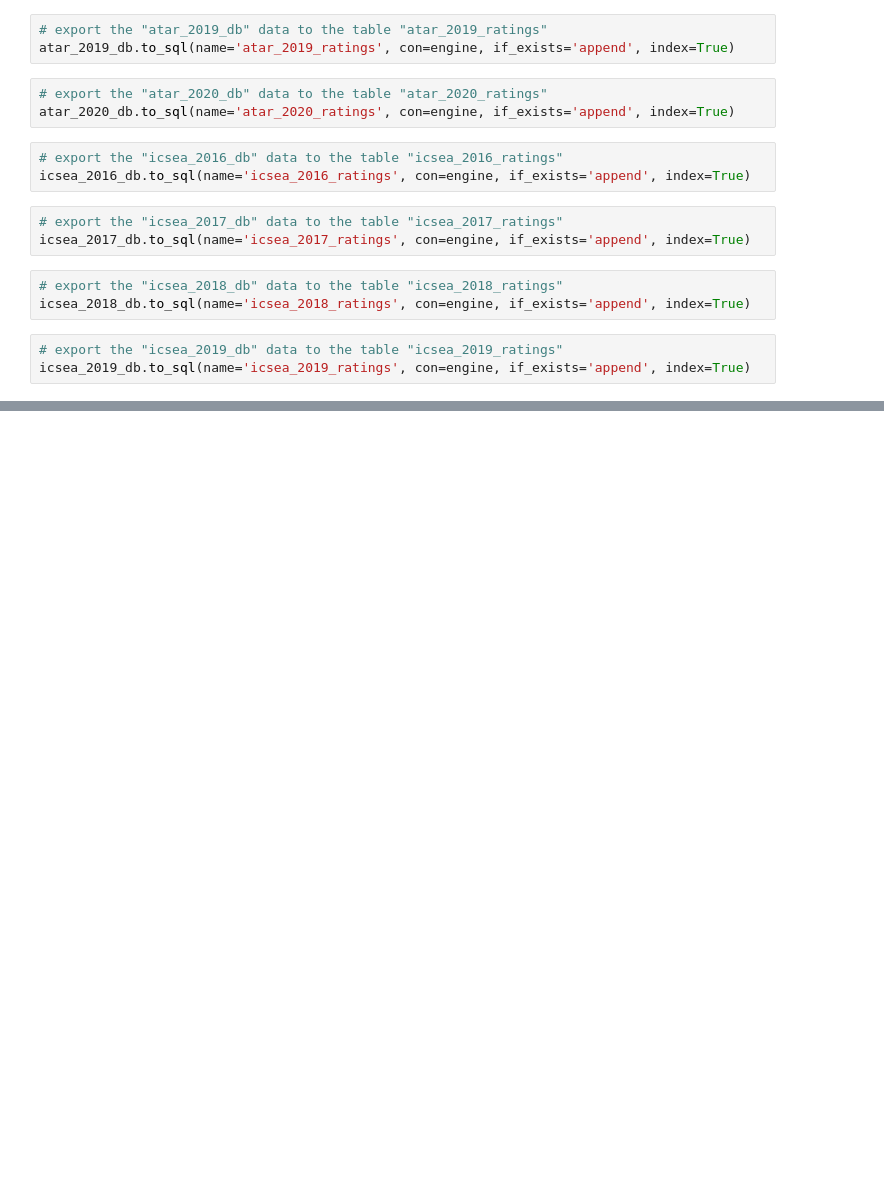
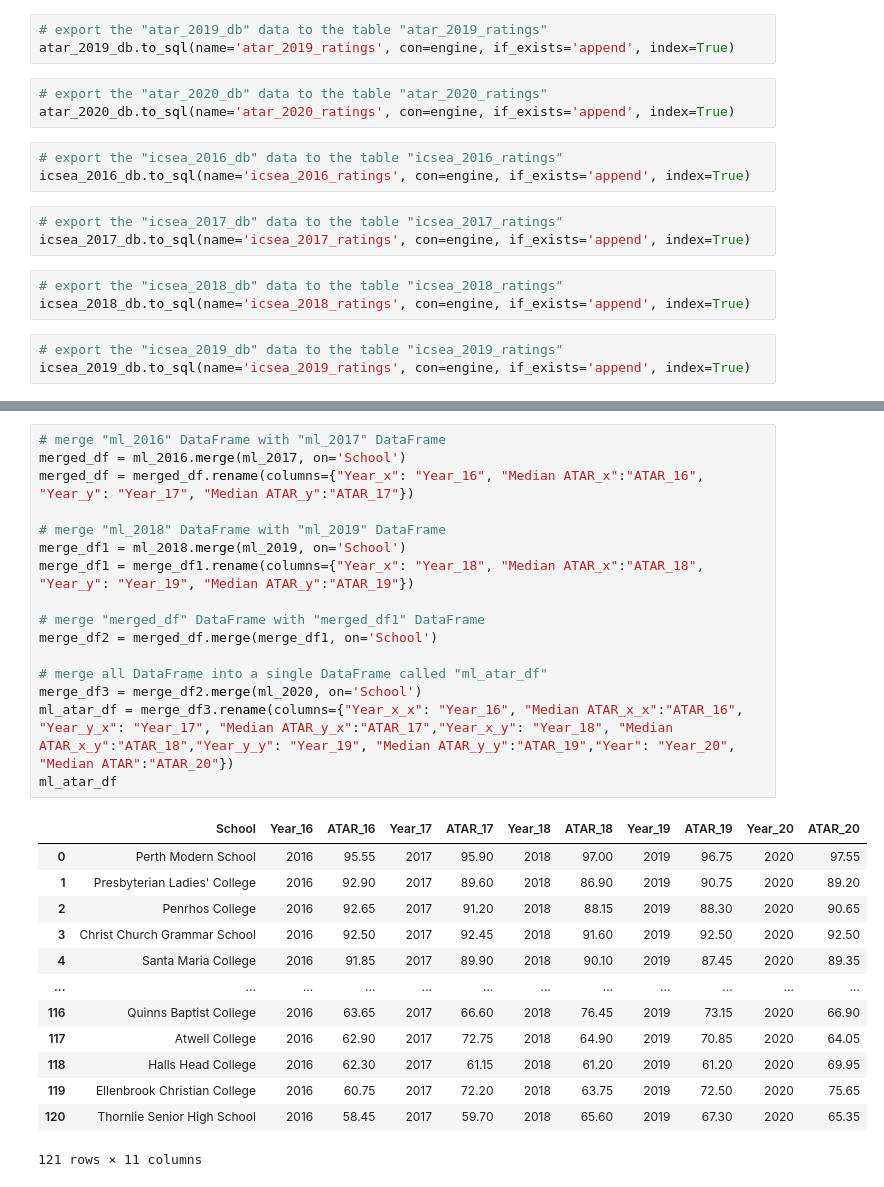
Before and after one commit to Rye-Git/UWA-Project_3, a Jupyter notebook: Python source code/schools.ipynb, the cells around one changed output, grey strips where cells are left out. Saved outputs shown, nothing was run; the diff lists cells and outputs as text; blank space fills up the shorter version.

```diff
--- a/Python source code/schools.ipynb
+++ b/Python source code/schools.ipynb
@@ -2109,0 +2140,33 @@ icsea_2019_db.to_sql(name='icsea_2019_ratings', con=engine, if_exists='append',
+# %%
+# merge "ml_2016" DataFrame with "ml_2017" DataFrame
+merged_df = ml_2016.merge(ml_2017, on='School')
+merged_df = merged_df.rename(columns={"Year_x": "Year_16", "Median ATAR_x":"ATAR_16",
+"Year_y": "Year_17", "Median ATAR_y":"ATAR_17"})
+
+# merge "ml_2018" DataFrame with "ml_2019" DataFrame
+merge_df1 = ml_2018.merge(ml_2019, on='School')
+merge_df1 = merge_df1.rename(columns={"Year_x": "Year_18", "Median ATAR_x":"ATAR_18",
+"Year_y": "Year_19", "Median ATAR_y":"ATAR_19"})
+
+# merge "merged_df" DataFrame with "merged_df1" DataFrame
+merge_df2 = merged_df.merge(merge_df1, on='School')
+
+# merge all DataFrame into a single DataFrame called "ml_atar_df"
+merge_df3 = merge_df2.merge(ml_2020, on='School')
+ml_atar_df = merge_df3.rename(columns={"Year_x_x": "Year_16", "Median ATAR_x_x":"ATAR_16",
+"Year_y_x": "Year_17", "Median ATAR_y_x":"ATAR_17","Year_x_y": "Year_18", "Median ATAR_x_y":"ATAR_18","Year_y_y": "Year_19", "Median ATAR_y_y":"ATAR_19","Year": "Year_20", "Median ATAR":"ATAR_20"})
+ml_atar_df
+# %% [output]
+|  | School | Year_16 | ATAR_16 | Year_17 | ATAR_17 | Year_18 | ATAR_18 | Year_19 | ATAR_19 | Year_20 | ATAR_20 |
+| 0 | Perth Modern School | 2016 | 95.55 | 2017 | 95.90 | 2018 | 97.00 | 2019 | 96.75 | 2020 | 97.55 |
+| 1 | Presbyterian Ladies' College | 2016 | 92.90 | 2017 | 89.60 | 2018 | 86.90 | 2019 | 90.75 | 2020 | 89.20 |
+| 2 | Penrhos College | 2016 | 92.65 | 2017 | 91.20 | 2018 | 88.15 | 2019 | 88.30 | 2020 | 90.65 |
+| 3 | Christ Church Grammar School | 2016 | 92.50 | 2017 | 92.45 | 2018 | 91.60 | 2019 | 92.50 | 2020 | 92.50 |
+| 4 | Santa Maria College | 2016 | 91.85 | 2017 | 89.90 | 2018 | 90.10 | 2019 | 87.45 | 2020 | 89.35 |
+| ... | ... | ... | ... | ... | ... | ... | ... | ... | ... | ... | ... |
+| 116 | Quinns Baptist College | 2016 | 63.65 | 2017 | 66.60 | 2018 | 76.45 | 2019 | 73.15 | 2020 | 66.90 |
+| 117 | Atwell College | 2016 | 62.90 | 2017 | 72.75 | 2018 | 64.90 | 2019 | 70.85 | 2020 | 64.05 |
+| 118 | Halls Head College | 2016 | 62.30 | 2017 | 61.15 | 2018 | 61.20 | 2019 | 61.20 | 2020 | 69.95 |
+| 119 | Ellenbrook Christian College | 2016 | 60.75 | 2017 | 72.20 | 2018 | 63.75 | 2019 | 72.50 | 2020 | 75.65 |
+| 120 | Thornlie Senior High School | 2016 | 58.45 | 2017 | 59.70 | 2018 | 65.60 | 2019 | 67.30 | 2020 | 65.35 |
+121 rows × 11 columns
```
Also changed, not shown: parts of 30 cells of this notebook, 1 other file.
